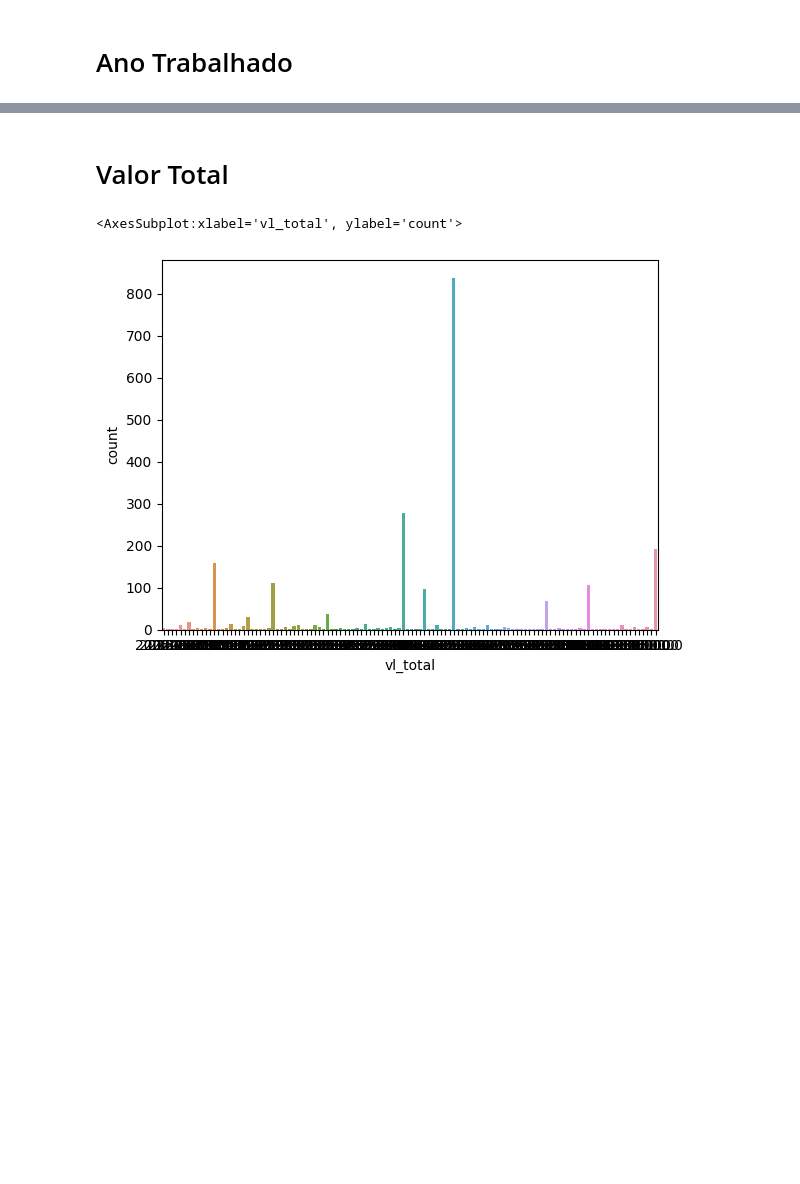
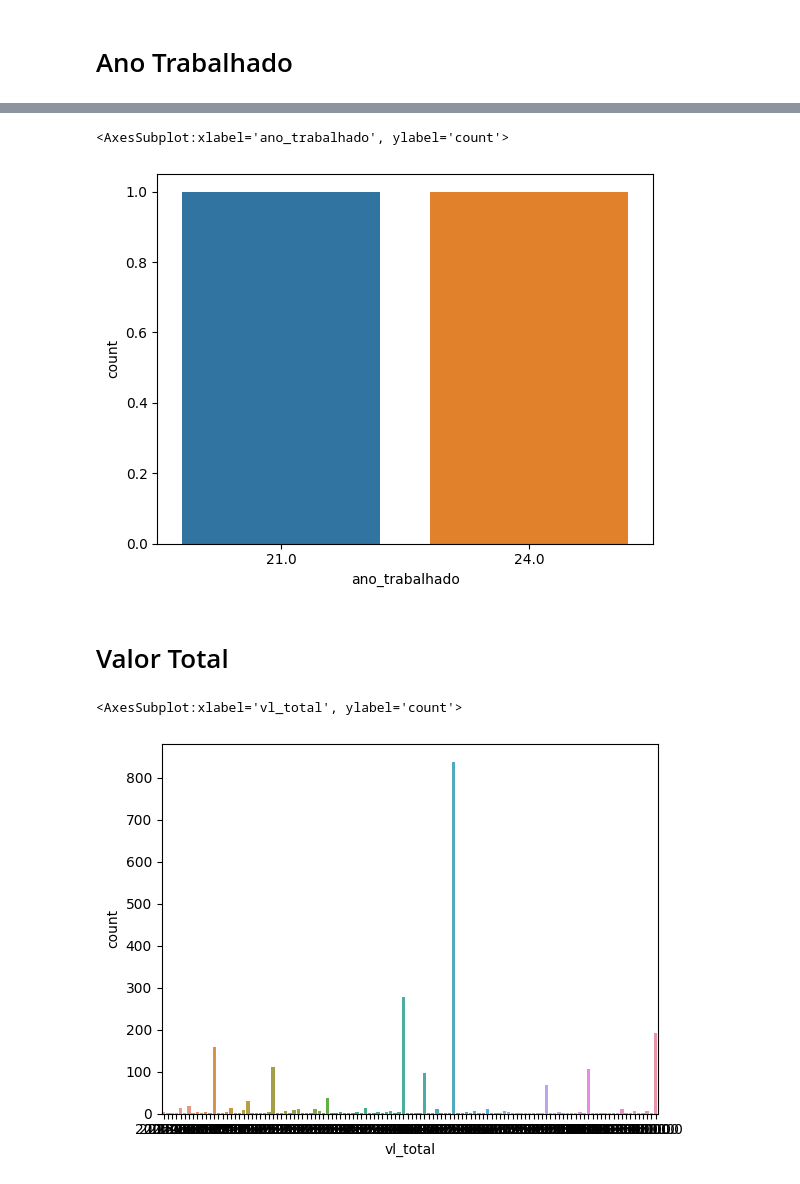
Before and after one commit to PauloVinicius02131/AluraChallengeDados1, a Jupyter notebook: Notebook.ipynb, the cells around one changed output, grey strips where cells are left out. Drawn from its saved outputs; the diff is of its cells as text; code cells hidden in the pictures; blank space fills up the shorter version.

```diff
--- a/Notebook.ipynb
+++ b/Notebook.ipynb
@@ -204,9 +204,8 @@ dados.tx_renda_divida.fillna(dados.vl_total/dados.salario_ano, inplace=True)
 # Vou separar os dados nulos desta coluna para um dataset de predição, ja que no dicionario de dados consta como:
 #possibilidade de inadimplência.
 
-predicao = pd.isnull(dados['inadimplencia'])
-predicao = dados[predicao]
+predicao = dados.copy(deep=True)
+mask = pd.isnull(dados['inadimplencia'])
+predicao = predicao[mask]
 
 dados.dropna(axis=0,subset=['inadimplencia'], inplace=True)
-
-dados.info()
@@ -233,0 +212,3 @@ memory usage: 3.6+ MB
+# %%
+predicao.reset_index(drop=True, inplace=True)
+predicao.info()
@@ -279,10 +281,13 @@ faixa_etaria_labels = [1,2,3,4,5,6,7,8,9,10,11,12,13,14]
 
 dados['faixa_idade'] = pd.cut(
     x=dados['pessoa_idade'], bins=faixa_etaria, labels=faixa_etaria_labels)
+
+predicao['faixa_idade'] = pd.cut(
+    x=predicao['pessoa_idade'], bins=faixa_etaria, labels=faixa_etaria_labels)
 # %% [markdown]
 # Salario Ano
 # %%
 dados['Faixa_Salarial'] = pd.qcut(dados['salario_ano'],  q=10, labels=False)
 
-dados.head(20)
+predicao['Faixa_Salarial'] = pd.qcut(predicao['salario_ano'],  q=10, labels=False)
 # %% [output]
@@ -314,6 +319,12 @@ sns.countplot(x=out)
 # %%
 dados.drop(
     dados[dados["ano_trabalhado"] > 50].index, inplace=True)
+# %%
+out = predicao['ano_trabalhado'].where(predicao['ano_trabalhado'] > 20)
+sns.countplot(x=out)
+# %% [output]
+<AxesSubplot:xlabel='ano_trabalhado', ylabel='count'>
+[figure, added]
 # %% [markdown]
 # Valor Total
 # %%
```
Also changed, not shown: parts of 15 cells of this notebook, 16 other files.
